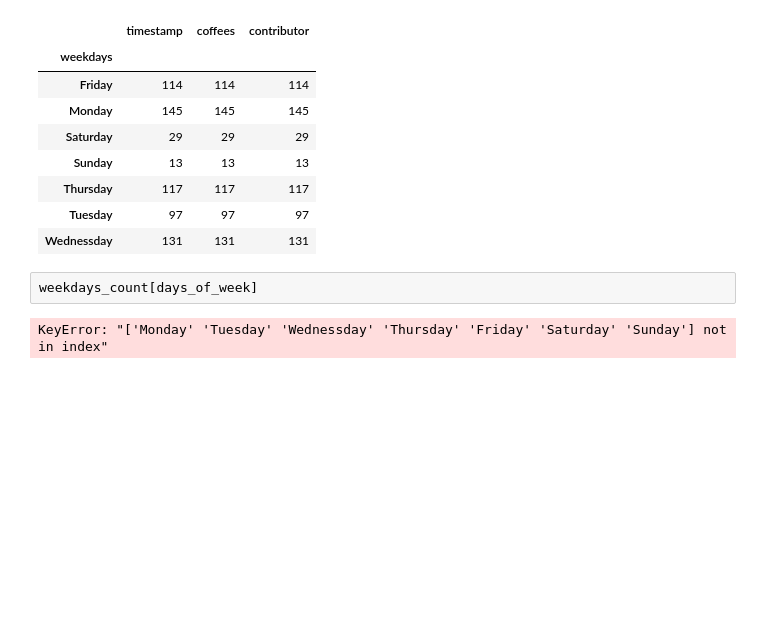
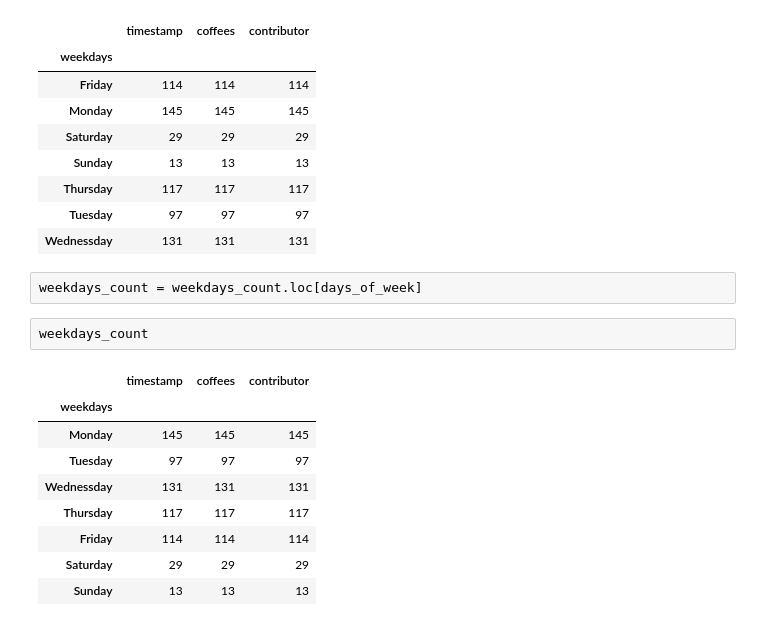
Before and after one commit to bgreatfit/PythonForDatasciene, a Jupyter notebook: intro to Data Visiualization.ipynb, the cells around one changed output. Saved outputs shown, nothing was run; the diff lists cells and outputs as text; blank space fills up the shorter version.

```diff
--- a/intro to Data Visiualization.ipynb
+++ b/intro to Data Visiualization.ipynb
@@ -282,6 +285,16 @@ weekdays_count
 | Tuesday | 97 | 97 | 97 |
 | Wednessday | 131 | 131 | 131 |
 # %%
-weekdays_count[days_of_week]
+weekdays_count = weekdays_count.loc[days_of_week]
-# %% [output]
-KeyError: "['Monday' 'Tuesday' 'Wednessday' 'Thursday' 'Friday' 'Saturday' 'Sunday'] not in index"
+# %%
+weekdays_count
+# %% [output]
+|  | timestamp | coffees | contributor |
+| weekdays |  |  |  |
+| Monday | 145 | 145 | 145 |
+| Tuesday | 97 | 97 | 97 |
+| Wednessday | 131 | 131 | 131 |
+| Thursday | 117 | 117 | 117 |
+| Friday | 114 | 114 | 114 |
+| Saturday | 29 | 29 | 29 |
+| Sunday | 13 | 13 | 13 |
```
Also changed, not shown: parts of 16 cells of this notebook.
